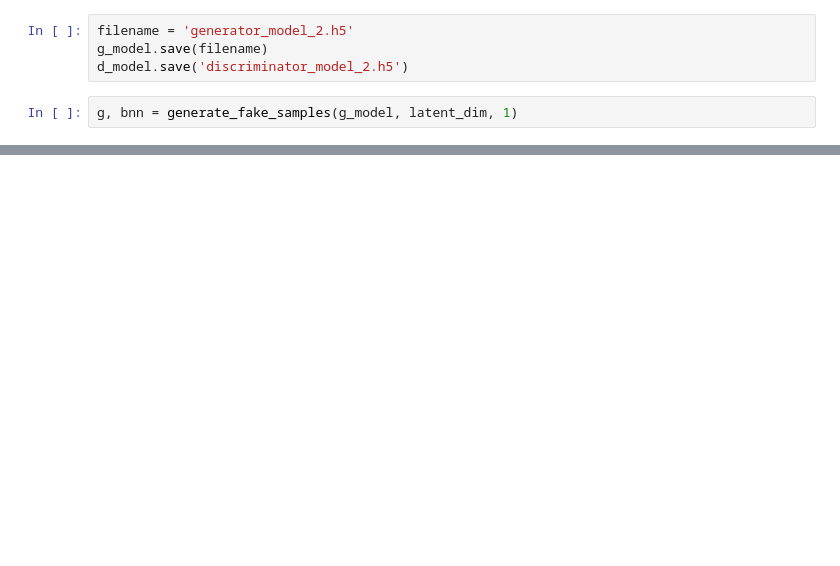
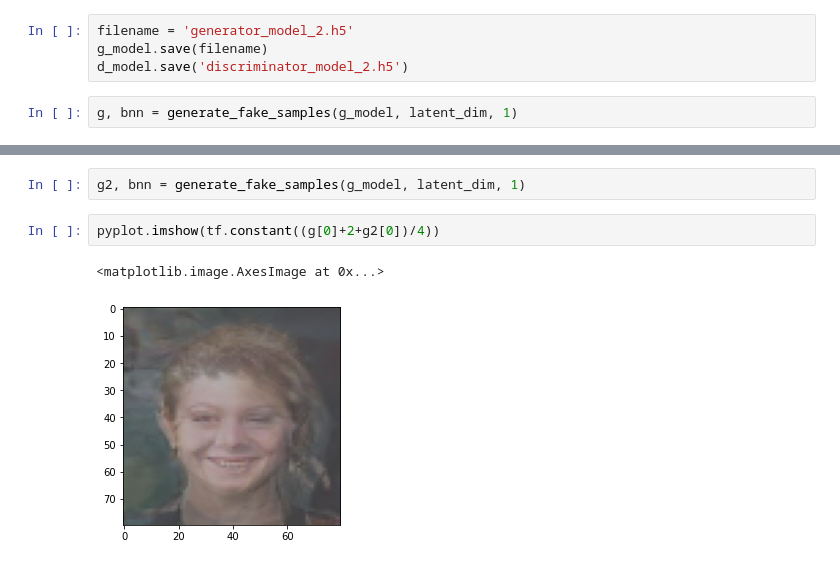
Before and after one commit to imbalzy/latent-space-arithmetic, a Jupyter notebook: code/model2.ipynb, the cells around one changed output, grey strips where cells are left out. Saved outputs shown, nothing was run; the diff lists cells and outputs as text; blank space fills up the shorter version.

```diff
--- a/code/model2.ipynb
+++ b/code/model2.ipynb
@@ -241,0 +243,7 @@ pyplot.imshow(tf.constant((g[0]+1)/2))
+# %%
+g2, bnn = generate_fake_samples(g_model, latent_dim, 1)
+# %%
+pyplot.imshow(tf.constant((g[0]+2+g2[0])/4))
+# %% [output]
+<matplotlib.image.AxesImage at 0x...>
+[figure, added]
```
Also changed, not shown: parts of 5 cells of this notebook, 6 other files.
